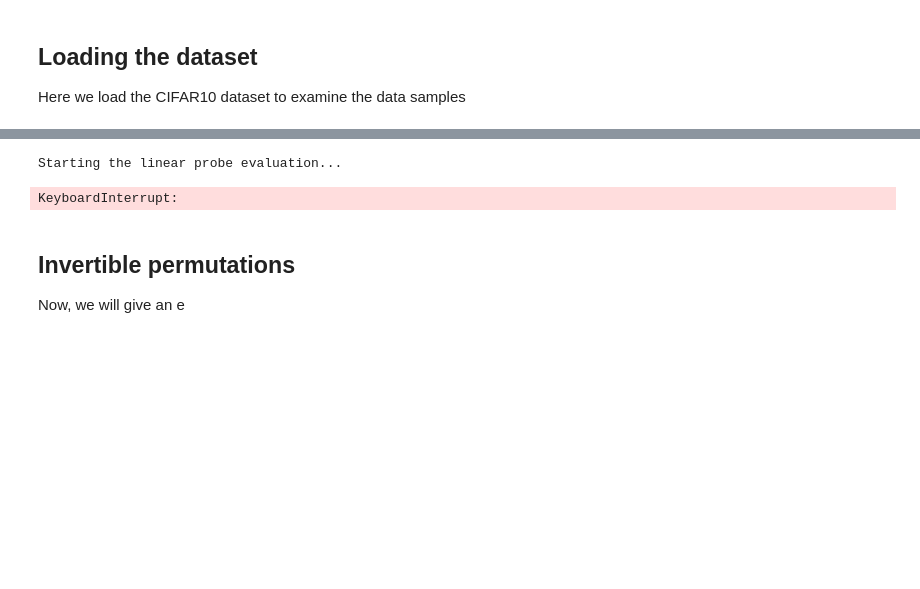
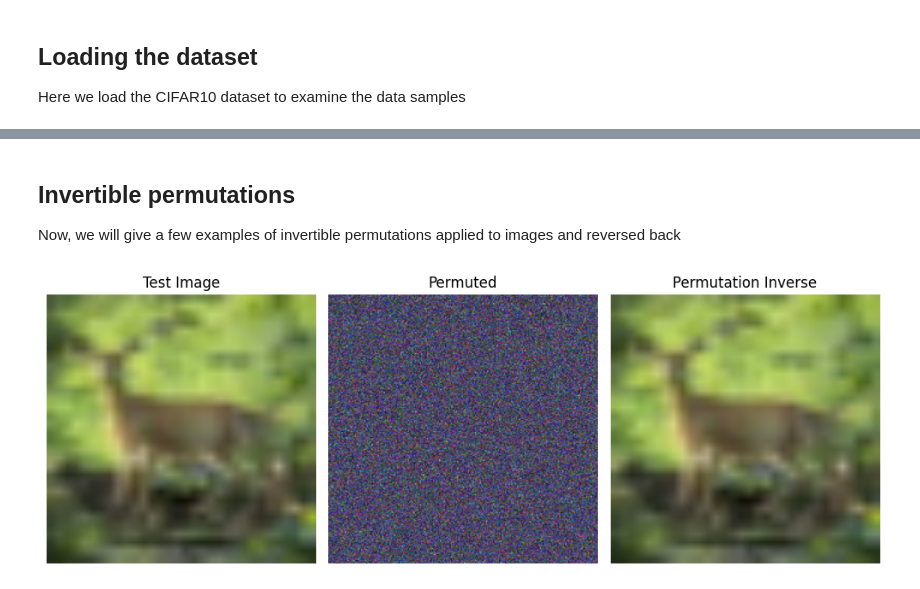
Before and after one commit to BosonicJustin/CLTheory, a Jupyter notebook: Isomorphic Augmentation Test.ipynb, the cells around one changed output, grey strips where cells are left out. Drawn from its saved outputs; the diff is of its cells as text; code cells hidden in the pictures; blank space fills up the shorter version.

```diff
--- a/Isomorphic Augmentation Test.ipynb
+++ b/Isomorphic Augmentation Test.ipynb
@@ -129,38 +135,38 @@ test_data_loader = data['test']
 probe = LinearProbeEvaluator(encoder, 2048, 10, device=device)
 # probe.train(train_data_loader, val_data_loader, epochs=30)
 
-probe.evaluate(test_data_loader)
+# probe.evaluate(test_data_loader)
-# %% [output]
-Starting the linear probe evaluation...
-KeyboardInterrupt:
 # %% [markdown]
 ## Invertible permutations
 
-Now, we will give an e
+Now, we will give a few examples of invertible permutations applied to images and reversed back
 # %%
 from transformations.image_permutations import ImagePermutationTransform
 
-images, labels = next(dataiter)
+data = load_cifar_10(transforms=transform, batch_size=1)['train']
+
+images, labels = next(iter(data))
 test_image = images[0]
 
 perm_transform = ImagePermutationTransform(test_image.shape[-2], test_image.shape[-1])
 img_permuted = perm_transform(test_image.unsqueeze(0))
 un_permuted_img = perm_transform.inverse(img_permuted)
 
 fig, axes = plt.subplots(1, 3, figsize=(10, 10))
 
-print(test_image.shape)
 axes[0].imshow(imshow(test_image))
 axes[0].set_title(f'Test Image')
 axes[0].axis('off')
 
 axes[1].imshow(imshow(img_perm.squeeze(0)))
 axes[1].set_title(f'Permuted')
 axes[1].axis('off')
 
 axes[2].imshow(imshow(un_permuted_img.squeeze(0)))
-axes[2].set_title(f'Un-Permuted')
+axes[2].set_title(f'Permutation Inverse')
 axes[2].axis('off')
 
 plt.tight_layout()
 plt.show()
+# %% [output]
+[figure, added]
```
Also changed, not shown: parts of 4 cells of this notebook.
